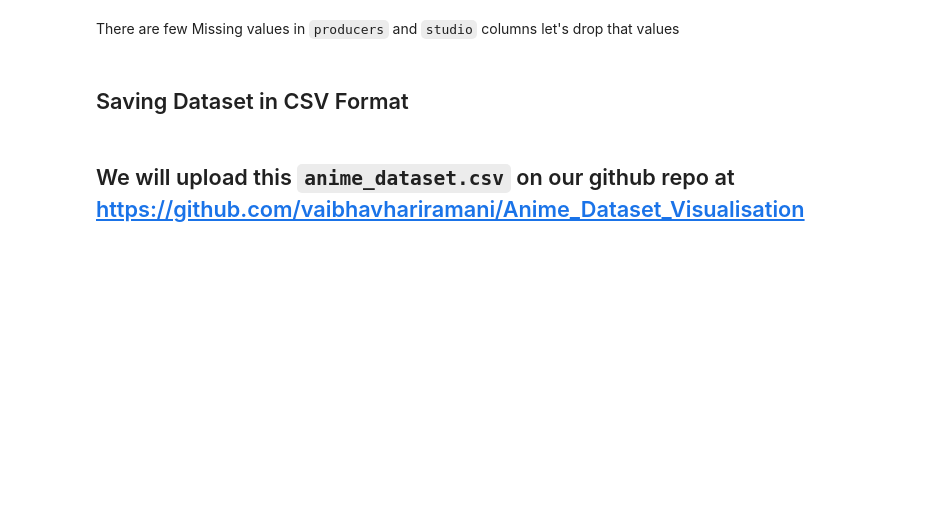
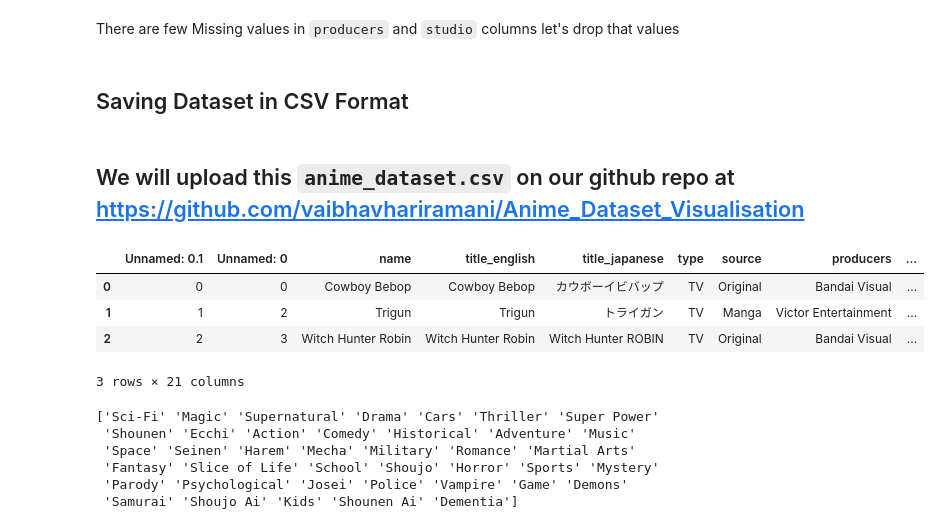
Before and after one commit to vaibhavhariramani/Anime_Dataset_Visualisation, a Jupyter notebook: VAIBHAVH_Anime_Dataset.ipynb, the cells around one changed output. Drawn from its saved outputs; the diff is of its cells as text; code cells hidden in the pictures; blank space fills up the shorter version.

```diff
--- a/VAIBHAVH_Anime_Dataset.ipynb
+++ b/VAIBHAVH_Anime_Dataset.ipynb
@@ -428,3 +452,21 @@ df_anime_preprocessed = translated_anime.copy()
 df_anime_preprocessed.to_csv('anime_dataset.csv')
 # %% [markdown]
 ## We will upload this `anime_dataset.csv` on our github repo at [https://github.com/vaibhavhariramani/Anime_Dataset_Visualisation](https://github.com/vaibhavhariramani/Anime_Dataset_Visualisation)
+# %%
+df_anime_preprocessed.head(3)
+# %% [output]
+|  | Unnamed: 0.1 | Unnamed: 0 | name | title_english | title_japanese | type | source | producers | ... |
+| 0 | 0 | 0 | Cowboy Bebop | Cowboy Bebop | カウボーイビバップ | TV | Original | Bandai Visual | ... |
+| 1 | 1 | 2 | Trigun | Trigun | トライガン | TV | Manga | Victor Entertainment | ... |
+| 2 | 2 | 3 | Witch Hunter Robin | Witch Hunter Robin | Witch Hunter ROBIN | TV | Original | Bandai Visual | ... |
+3 rows × 21 columns
+# %%
+unique_genres = df_anime_preprocessed['genre'].unique()
+print(unique_genres)
+# %% [output]
+['Sci-Fi' 'Magic' 'Supernatural' 'Drama' 'Cars' 'Thriller' 'Super Power'
+ 'Shounen' 'Ecchi' 'Action' 'Comedy' 'Historical' 'Adventure' 'Music'
+ 'Space' 'Seinen' 'Harem' 'Mecha' 'Military' 'Romance' 'Martial Arts'
+ 'Fantasy' 'Slice of Life' 'School' 'Shoujo' 'Horror' 'Sports' 'Mystery'
+ 'Parody' 'Psychological' 'Josei' 'Police' 'Vampire' 'Game' 'Demons'
+ 'Samurai' 'Shoujo Ai' 'Kids' 'Shounen Ai' 'Dementia']
```
Also changed, not shown: parts of 18 cells of this notebook, 1 other file.
